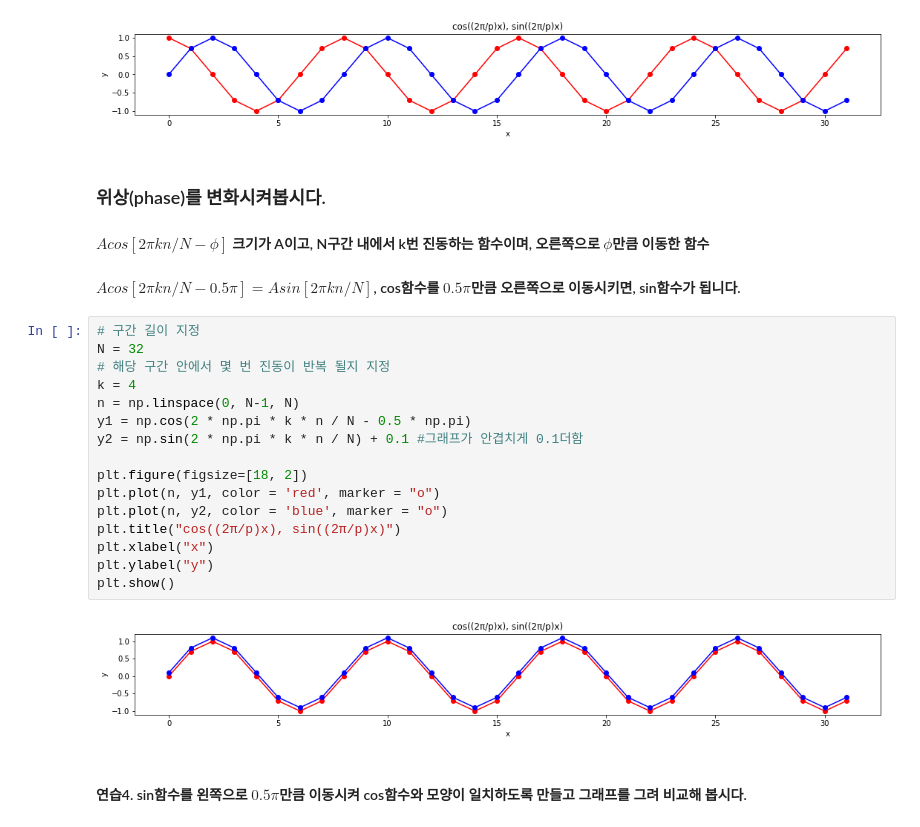
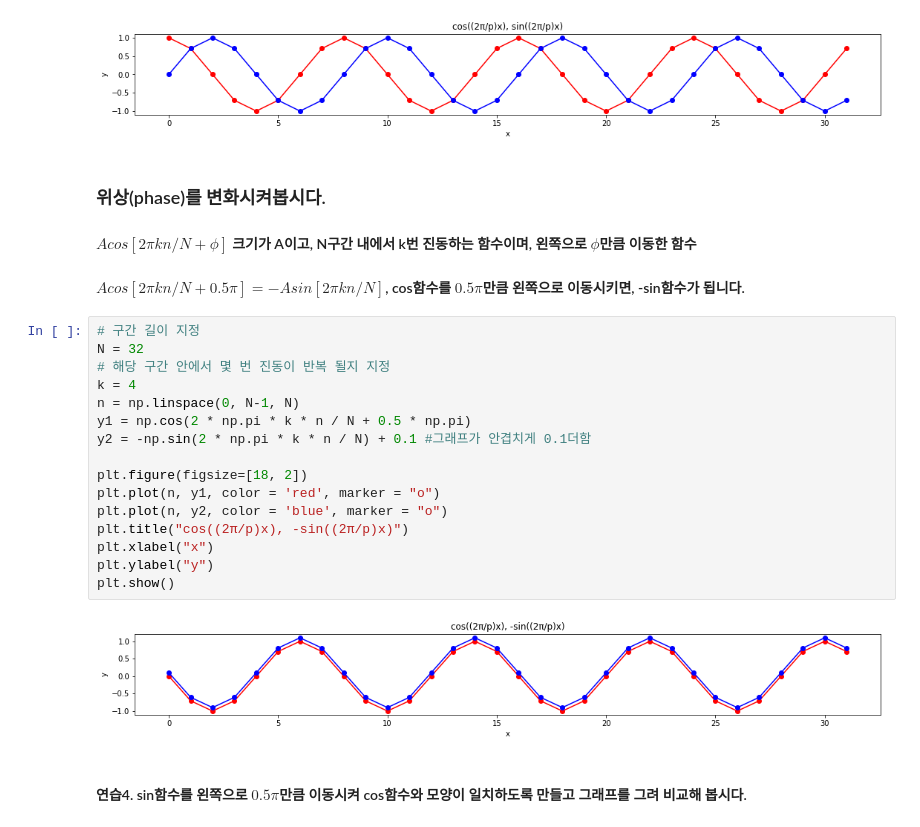
Before and after one commit to scpark20/audio-preprocessing-practice, a Jupyter notebook: trigonometry.ipynb, the cells around one changed output. Saved outputs shown, nothing was run; the diff lists cells and outputs as text.

```diff
--- a/trigonometry.ipynb
+++ b/trigonometry.ipynb
@@ -82,26 +82,26 @@ plt.show()
 [figure]
 # %% [markdown]
 ### 위상(phase)를 변화시켜봅시다.
-#### $Acos[2\pi kn/N-\phi]$ 크기가 A이고, N구간 내에서 k번 진동하는 함수이며, 오른쪽으로 $\phi$만큼 이동한 함수
-#### $Acos[2\pi kn/N-0.5\pi]=Asin[2\pi kn/N]$, cos함수를 $0.5\pi$만큼 오른쪽으로 이동시키면, sin함수가 됩니다.
+#### $Acos[2\pi kn/N+\phi]$ 크기가 A이고, N구간 내에서 k번 진동하는 함수이며, 왼쪽으로 $\phi$만큼 이동한 함수
+#### $Acos[2\pi kn/N+0.5\pi]=-Asin[2\pi kn/N]$, cos함수를 $0.5\pi$만큼 왼쪽으로 이동시키면, -sin함수가 됩니다.
 # %%
 # 구간 길이 지정
 N = 32
 # 해당 구간 안에서 몇 번 진동이 반복 될지 지정
 k = 4
 n = np.linspace(0, N-1, N)
-y1 = np.cos(2 * np.pi * k * n / N - 0.5 * np.pi)
-y2 = np.sin(2 * np.pi * k * n / N) + 0.1 #그래프가 안겹치게 0.1더함
+y1 = np.cos(2 * np.pi * k * n / N + 0.5 * np.pi)
+y2 = -np.sin(2 * np.pi * k * n / N) + 0.1 #그래프가 안겹치게 0.1더함
 
 plt.figure(figsize=[18, 2])
 plt.plot(n, y1, color = 'red', marker = "o")
 plt.plot(n, y2, color = 'blue', marker = "o")
-plt.title("cos((2π/p)x), sin((2π/p)x)")
+plt.title("cos((2π/p)x), -sin((2π/p)x)")
 plt.xlabel("x")
 plt.ylabel("y")
 plt.show()
 # %% [output]
-[figure, old version]
+[figure, new version]
 # %% [markdown]
 #### 연습4. sin함수를 왼쪽으로 $0.5\pi$만큼 이동시켜 cos함수와 모양이 일치하도록 만들고 그래프를 그려 비교해 봅시다.
 # %% [markdown]
```
Also changed, not shown: parts of 9 cells of this notebook, 1 other file.
